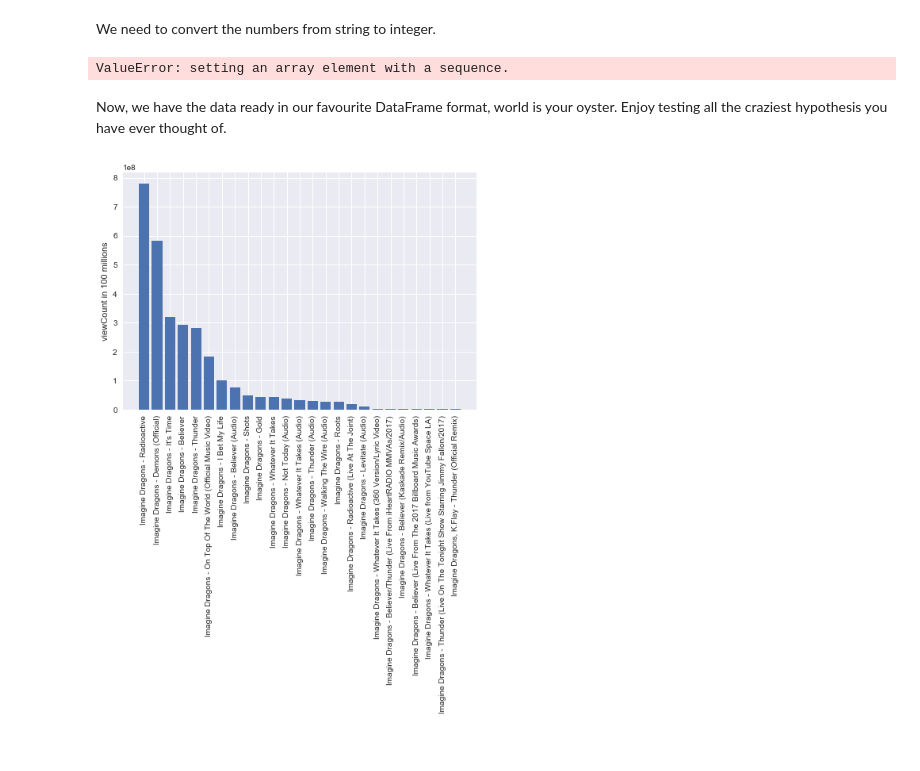
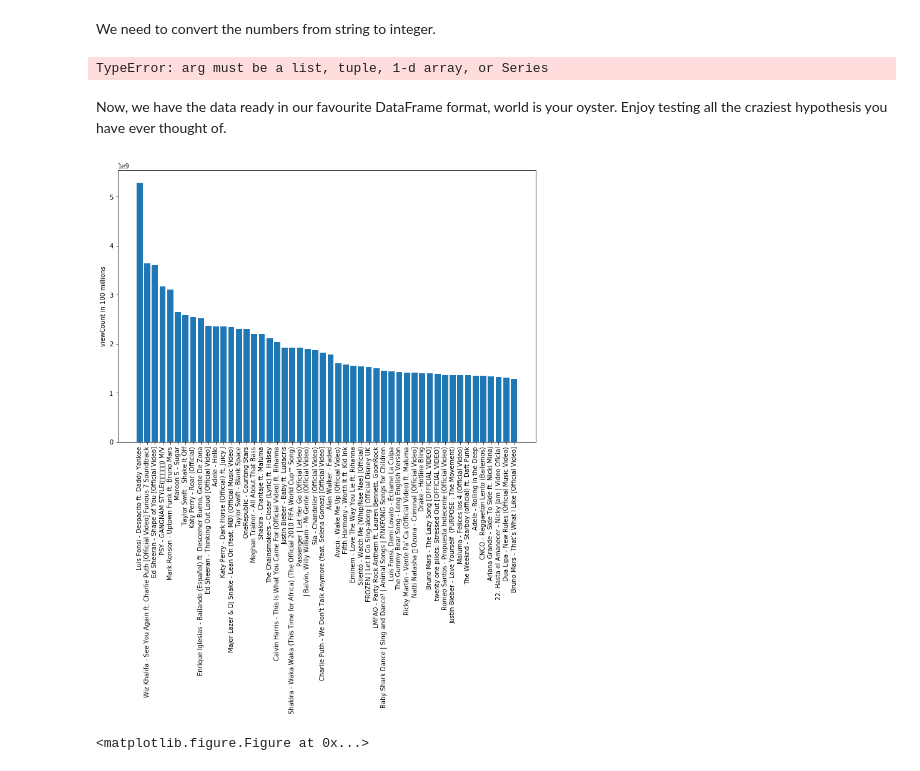
Before and after one commit to amstqq/youtube_project, a Jupyter notebook: YouTube Data.ipynb, the cells around one changed output. Saved outputs shown, nothing was run; the diff lists cells and outputs as text; code cells hidden in the pictures.

Commit message:
update youtube video search

```diff
--- a/YouTube Data.ipynb
+++ b/YouTube Data.ipynb
@@ -110,6 +118,2 @@ df.head()
 # %% [markdown]
 Rearranging the columns in the below cell
-# %%
-df1 = df[['title','viewCount','channelTitle','commentCount','likeCount','dislikeCount','tags','favoriteCount','videoId','channelId','categoryId']]
-df1.columns = ['Title','viewCount','channelTitle','commentCount','likeCount','dislikeCount','tags','favoriteCount','videoId','channelId','categoryId']
-df1.head()
@@ -124,22 +121,22 @@ df1.head()
 We need to convert the numbers from string to integer.
 # %%
 import numpy as np
-numeric_dtype = ['viewCount','commentCount','likeCount','dislikeCount','favoriteCount']
+numeric_dtype = ['viewCount','commentCount_x','likeCount_x','dislikeCount_x']
 for i in numeric_dtype:
-    df1[i] = df[i].astype(int)
+    df[i] = pd.to_numeric(df[i], errors='coerce').fillna(0).astype(np.int64)
+df = df.sort_values(ascending=False,by='viewCount')
 
-ImagineDragons = df1[df1['channelTitle']=='ImagineDragonsVEVO']
-ImagineDragons.head()
+df.head()
 # %% [output]
-ValueError: setting an array element with a sequence.
+TypeError: arg must be a list, tuple, 1-d array, or Series
 # %% [markdown]
 Now, we have the data ready in our favourite DataFrame format, world is your oyster. Enjoy testing all the craziest hypothesis you have ever thought of.
 # %%
-ImagineDragons = ImagineDragons.sort_values(ascending=False,by='viewCount')
-plt.bar(range(ImagineDragons.shape[0]),ImagineDragons['viewCount'])
-plt.xticks(range(ImagineDragons.shape[0]),ImagineDragons['Title'],rotation=90)
+plt.bar(range(df1.shape[0]),df1['viewCount'])
+plt.xticks(range(df1.shape[0]),df1['Title'],rotation=90)
 plt.ylabel('viewCount in 100 millions')
-
+plt.figure(figsize=(1,1))
 plt.show()
 # %% [output]
-[figure, old version]
+[figure, new version]
+<matplotlib.figure.Figure at 0x...>
```
Also changed, not shown: parts of 11 cells of this notebook, 1 other file.
